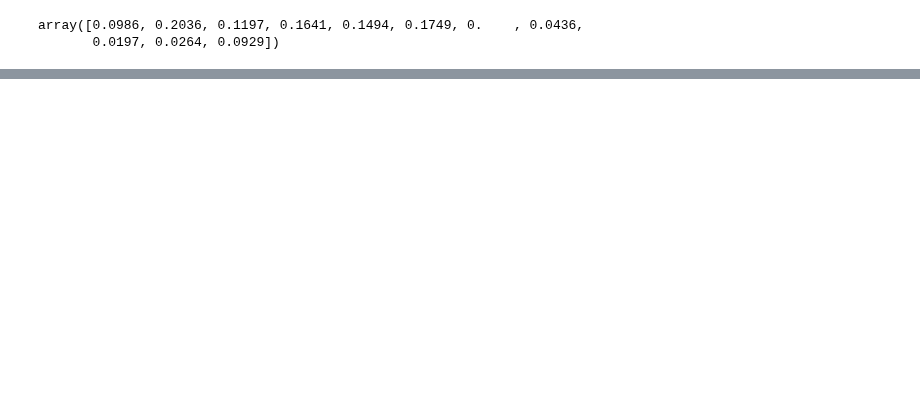
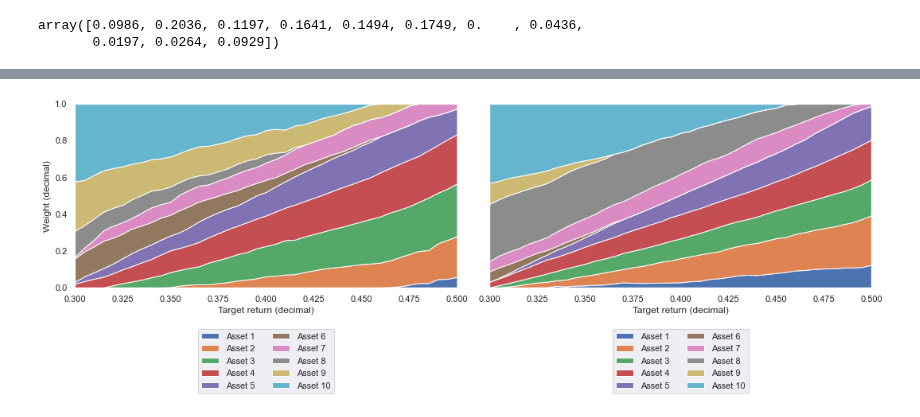
Before and after one commit to frgy17ac/Exammmmm, a Jupyter notebook: Solutions/Solution to Optimizing portfolios.ipynb, the cells around one changed output, grey strips where cells are left out. Cells and saved outputs as stored; diff of their text form; code cells hidden in the pictures; blank space fills up the shorter version.

```diff
--- a/Solutions/Solution to Optimizing portfolios.ipynb
+++ b/Solutions/Solution to Optimizing portfolios.ipynb
@@ -1121,0 +1222,28 @@ array([0.1231, 0.1823, 0.    , 0.266 , 0.2361, 0.1468, 0.0151, 0.0306,
+# %%
+labels = list()
+
+for i in range(1, 11):
+    labels.append("Asset {}".format(i))
+
+fig, ax = plt.subplots(1, 2, figsize = (15, 6), sharex = True, sharey = True)
+
+# Without views
+ax[0].stackplot(targets, np.array(opt_weight_Rocka_no_views_five_years).T, labels = labels)
+ax[0].set_xlim([targets.min(), targets.max()])
+ax[0].set_ylim(0, 1)
+ax[0].set_xlabel("Target return (decimal)")
+ax[0].set_ylabel("Weight (decimal)")
+ax[0].legend(loc='center', bbox_to_anchor=(0.5, -0.4), ncol=2);
+
+# With views
+ax[1].stackplot(targets, np.array(opt_weight_Rocka_with_views_five_years).T, labels = labels)
+ax[1].set_xlim([targets.min(), targets.max()])
+ax[1].set_ylim(0, 1)
+ax[1].set_xlabel("Target return (decimal)")
+
+ax[1].legend(loc='center', bbox_to_anchor=(0.5, -0.4), ncol=2);
+
+fig.tight_layout()
+plt.show()
+# %% [output]
+[figure, added]
```
Also changed, not shown: parts of 20 cells of this notebook, 1 other file.
